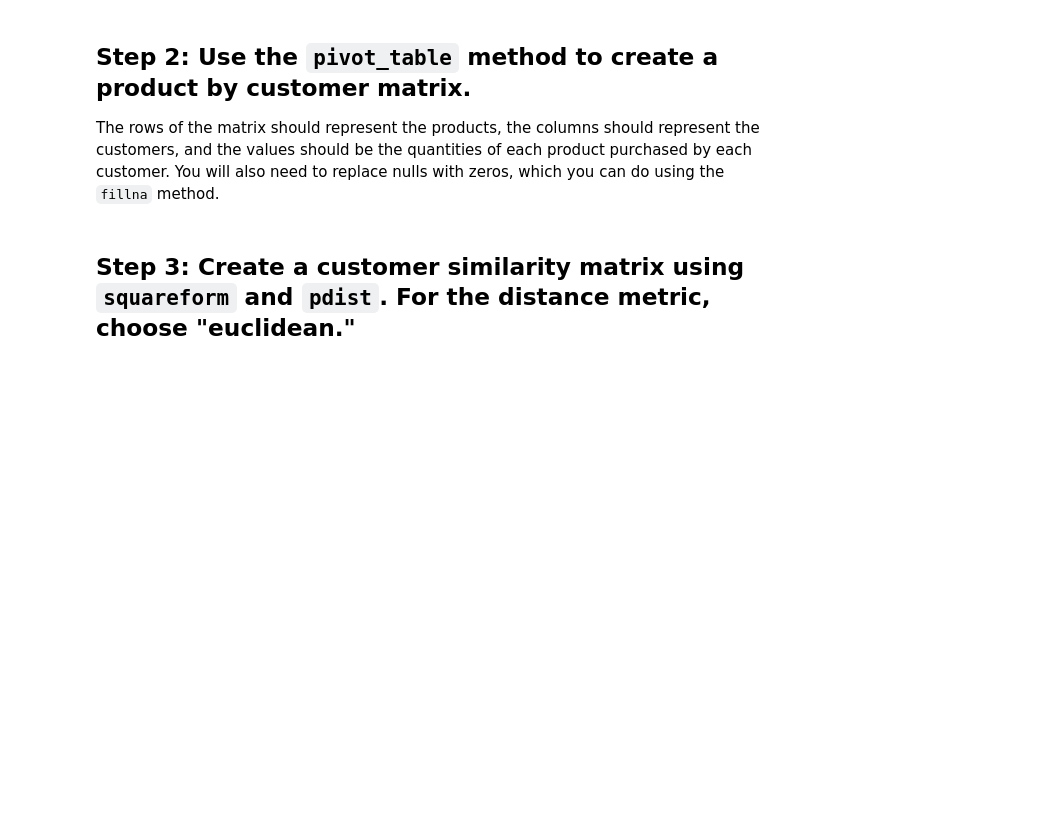
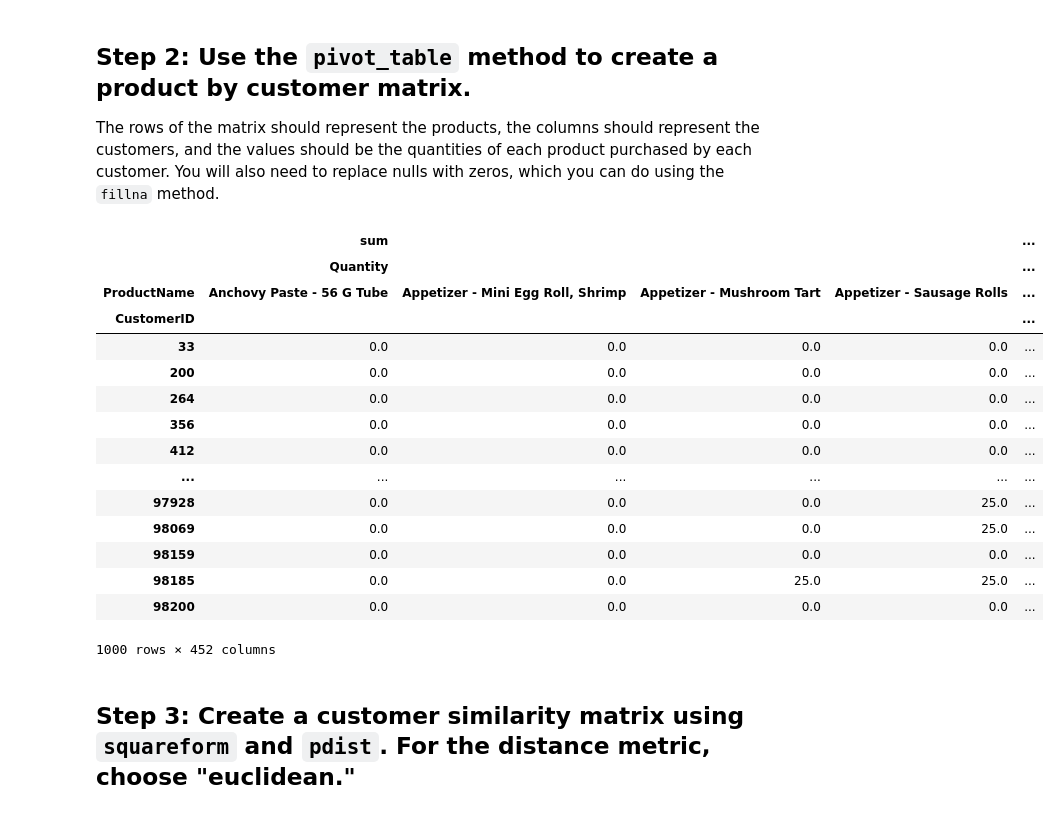
Before and after one commit to ta-datapt-bcn/lab-intro-recommender-systems, a Jupyter notebook: your-code/main.ipynb, the cells around one changed output. Saved outputs shown, nothing was run; the diff lists cells and outputs as text; code cells hidden in the pictures; blank space fills up the shorter version.

```diff
--- a/your-code/main.ipynb
+++ b/your-code/main.ipynb
@@ -19,5 +44,30 @@ You will need to group by CustomerID and ProductName and then sum the Quantity f
 ## Step 2: Use the `pivot_table` method to create a product by customer matrix.
 
 The rows of the matrix should represent the products, the columns should represent the customers, and the values should be the quantities of each product purchased by each customer. You will also need to replace nulls with zeros, which you can do using the `fillna` method.
+# %%
+# rows = the products, columns = customers, values = quantities of each product
+# replace nulls with zeros = fillna method
+
+product_by_customer = pd.pivot_table(customer_products, index =['CustomerID'], columns = ['ProductName'],
+                                     aggfunc=[np.sum], values = ['Quantity']).fillna(0)
+
+product_by_customer
+# %% [output]
+|  | sum |  |  |  | ... |
+|  | Quantity |  |  |  | ... |
+| ProductName | Anchovy Paste - 56 G Tube | Appetizer - Mini Egg Roll, Shrimp | Appetizer - Mushroom Tart | Appetizer - Sausage Rolls | ... |
+| CustomerID |  |  |  |  | ... |
+| 33 | 0.0 | 0.0 | 0.0 | 0.0 | ... |
+| 200 | 0.0 | 0.0 | 0.0 | 0.0 | ... |
+| 264 | 0.0 | 0.0 | 0.0 | 0.0 | ... |
+| 356 | 0.0 | 0.0 | 0.0 | 0.0 | ... |
+| 412 | 0.0 | 0.0 | 0.0 | 0.0 | ... |
+| ... | ... | ... | ... | ... | ... |
+| 97928 | 0.0 | 0.0 | 0.0 | 25.0 | ... |
+| 98069 | 0.0 | 0.0 | 0.0 | 25.0 | ... |
+| 98159 | 0.0 | 0.0 | 0.0 | 0.0 | ... |
+| 98185 | 0.0 | 0.0 | 25.0 | 25.0 | ... |
+| 98200 | 0.0 | 0.0 | 0.0 | 0.0 | ... |
+1000 rows × 452 columns
 # %% [markdown]
 ## Step 3: Create a customer similarity matrix using `squareform` and `pdist`. For the distance metric, choose "euclidean."
```
Also changed, not shown: parts of 10 cells of this notebook.
